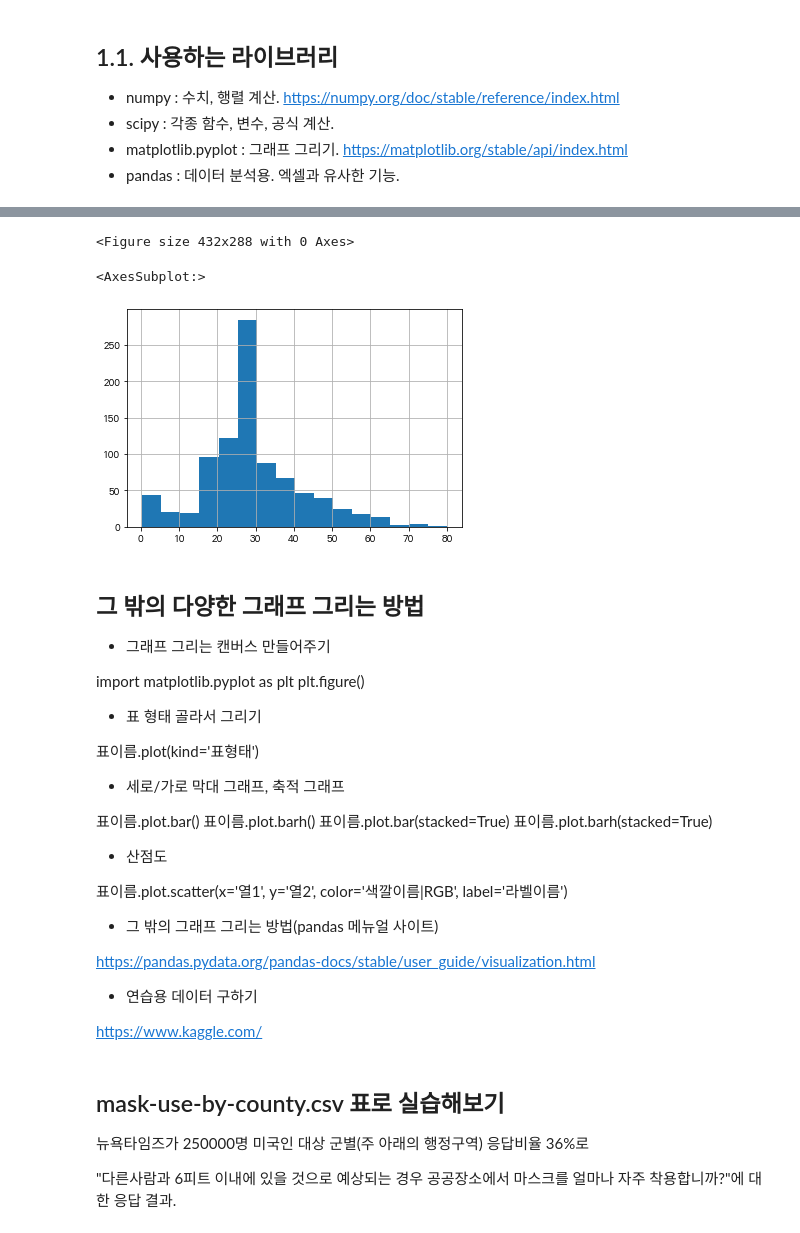
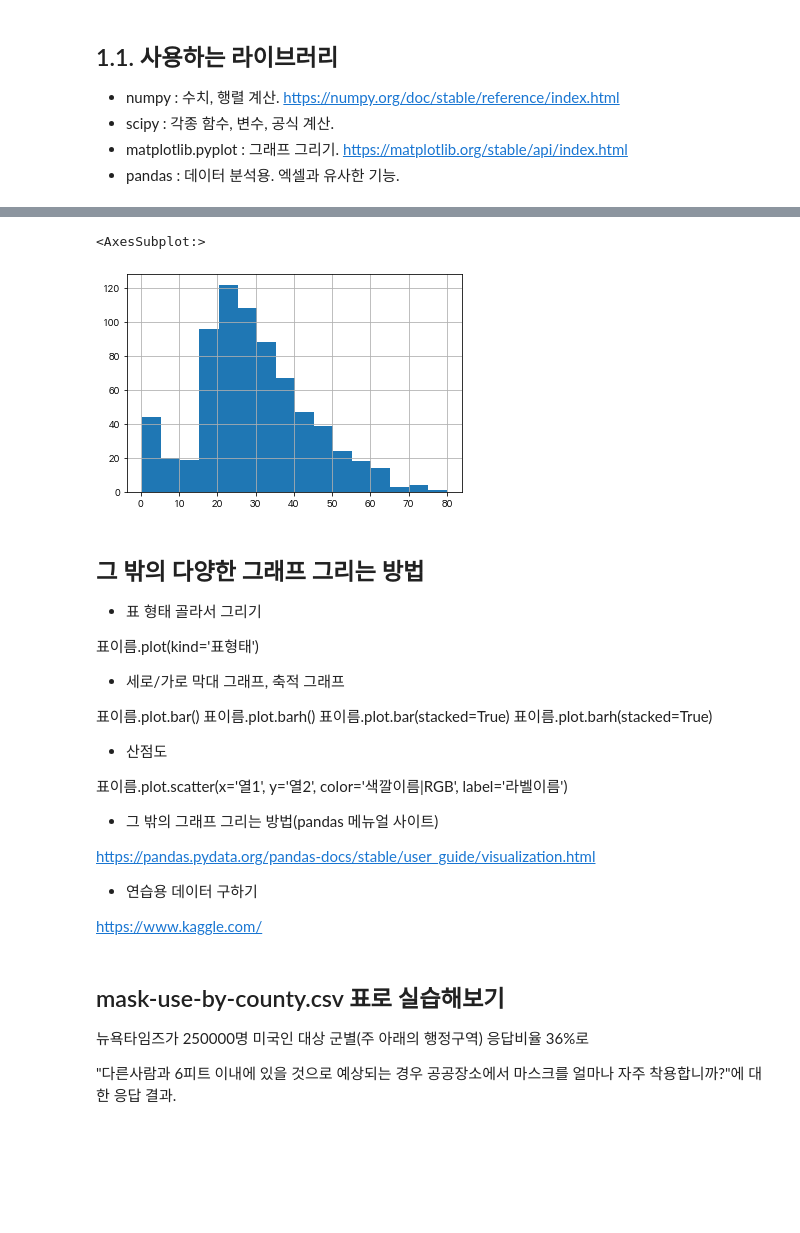
Before and after one commit to cherub8128/Lecture, a Jupyter notebook: Data_Science.ipynb, the cells around one changed output, grey strips where cells are left out. Cells and saved outputs as stored; diff of their text form; code cells hidden in the pictures; blank space fills up the shorter version.

```diff
--- a/Data_Science.ipynb
+++ b/Data_Science.ipynb
@@ -125,19 +119,12 @@ df.head(6)
 | 4 | 5 | 0 | 3 | Allen, Mr. William Henry | male | 35.0 | 0 | 0 | 373450 | 8.0500 | ... |
 | 5 | 6 | 0 | 3 | Moran, Mr. James | male | 28.0 | 0 | 0 | 330877 | 8.4583 | ... |
 # %%
-plt.figure()
 df['Age'].hist(bins=16) #히스토그램, bins는 막대 갯수.
 # %% [output]
-<Figure size 432x288 with 0 Axes>
+<AxesSubplot:>
-<AxesSubplot:>
-[figure, old version]
+[figure, new version]
 # %% [markdown]
 ## 그 밖의 다양한 그래프 그리는 방법
-
-- 그래프 그리는 캔버스 만들어주기
-
-import matplotlib.pyplot as plt
-plt.figure()
 
 - 표 형태 골라서 그리기
 
```
Also changed, not shown: parts of 8 cells of this notebook.
